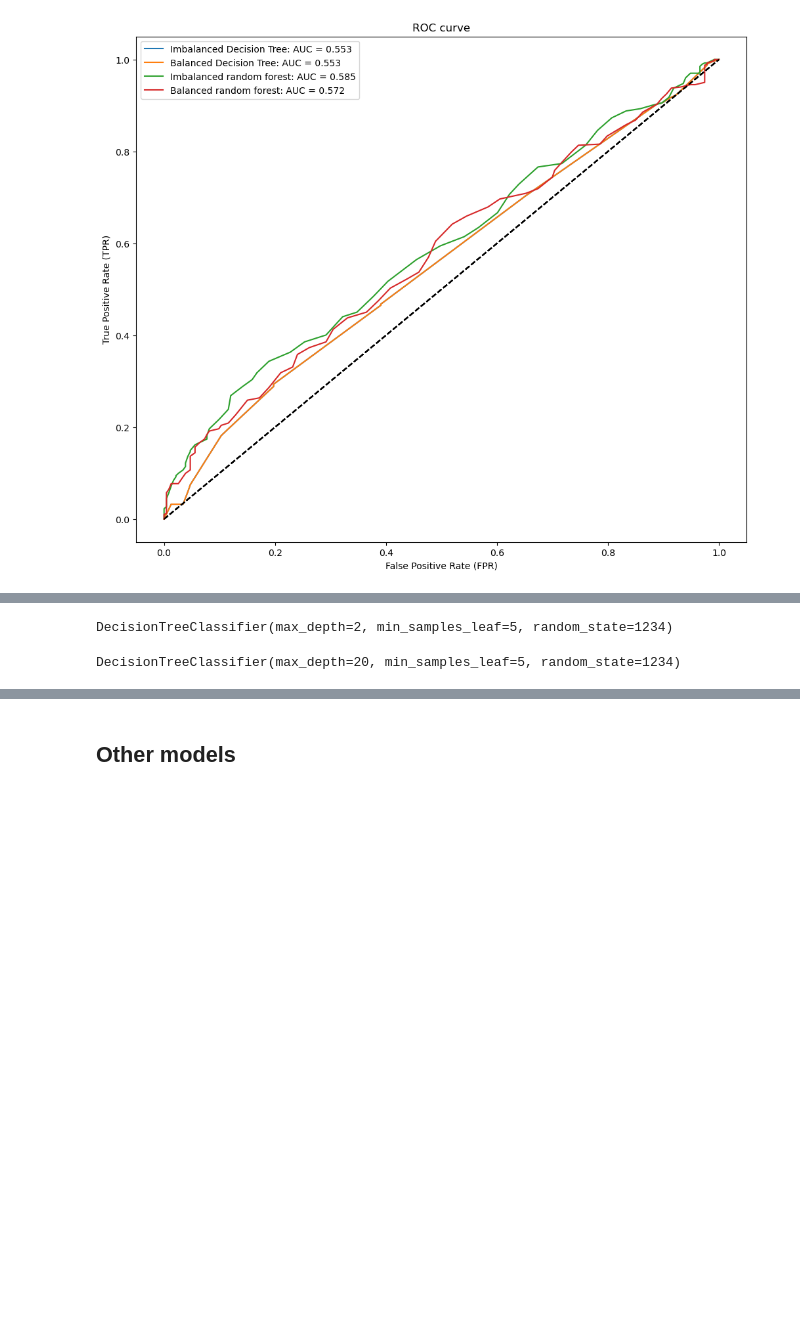
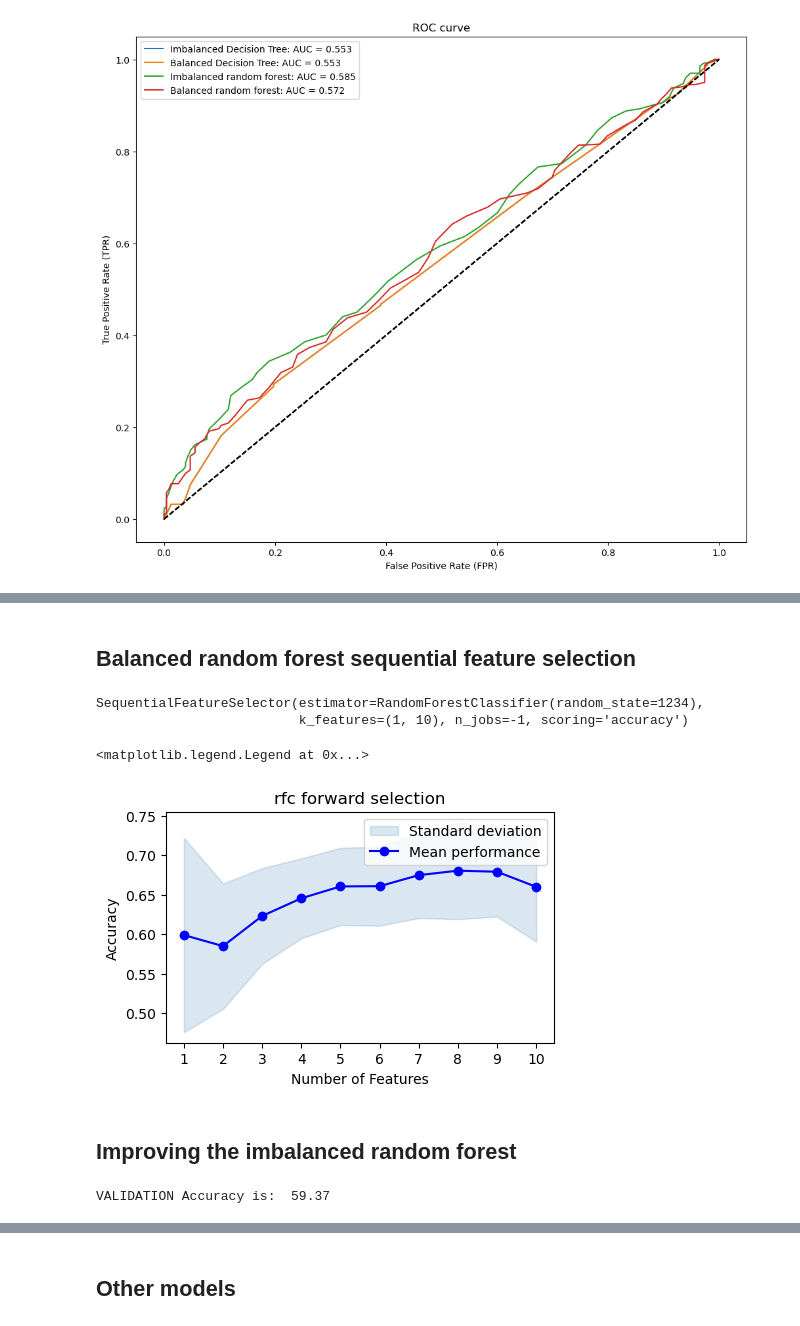
Before and after one commit to Rampenator/dsb, a Jupyter notebook: Juuso.ipynb, the cells around one changed output, grey strips where cells are left out. Saved outputs shown, nothing was run; the diff lists cells and outputs as text; code cells hidden in the pictures; blank space fills up the shorter version.

```diff
--- a/Juuso.ipynb
+++ b/Juuso.ipynb
@@ -400,9 +381,16 @@ GridSearchCV(cv=5, estimator=DecisionTreeClassifier(random_state=1234),
-# %%
-grid_search.best_estimator_
-# %% [output]
-DecisionTreeClassifier(max_depth=2, min_samples_leaf=5, random_state=1234)
-# %%
-hyper_dt_sfs = DecisionTreeClassifier(max_depth=20, min_samples_leaf=5, random_state=1234)
-hyper_dt_sfs.fit(X_train_dt_sfs, y_train)
-# %% [output]
-DecisionTreeClassifier(max_depth=20, min_samples_leaf=5, random_state=1234)
+# %% [markdown]
+## Balanced random forest sequential feature selection
+# %%
+rfc_sfs = SFS(
+    rfc,
+    k_features=(1, X_train_balanced.shape[1]),
+    forward=True,
+    scoring="accuracy",
+    cv=5,
+    verbose=0,
+    n_jobs=-1
+)
+rfc_sfs.fit(X_train_balanced, y_train_balanced)
+# %% [output]
+SequentialFeatureSelector(estimator=RandomForestClassifier(random_state=1234),
+                          k_features=(1, 10), n_jobs=-1, scoring='accuracy')
@@ -408,0 +400,9 @@ DecisionTreeClassifier(max_depth=20, min_samples_leaf=5, random_state=1234)
+# %%
+plot_sfs(rfc_sfs.get_metric_dict(), ylabel="Accuracy", figsize=(5,3))
+plt.title("rfc forward selection")
+plt.legend(["Standard deviation", "Mean performance"])
+# %% [output]
+<matplotlib.legend.Legend at 0x...>
+[figure, added]
+# %% [markdown]
+## Improving the imbalanced random forest
@@ -408,0 +411,6 @@ DecisionTreeClassifier(max_depth=20, min_samples_leaf=5, random_state=1234)
+# %%
+y_pred_rfc = rfc.predict(X_val)
+y_prob_rfc = rfc.predict_proba(X_val)
+print ("VALIDATION Accuracy is: ", (accuracy_score(y_val,y_pred_rfc)*100).round(2))
+# %% [output]
+VALIDATION Accuracy is:  59.37
```
Also changed, not shown: parts of 23 cells of this notebook.
